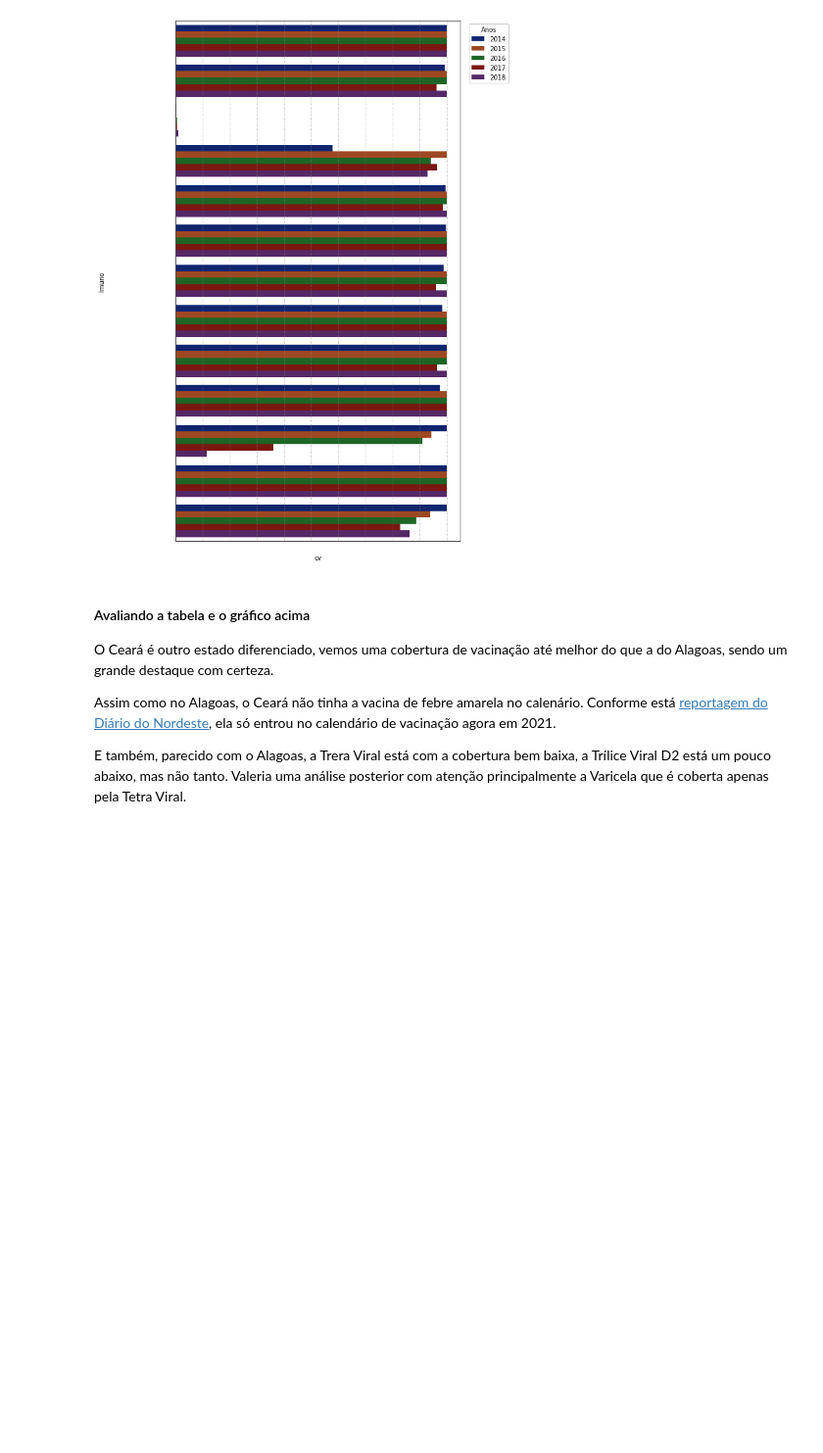
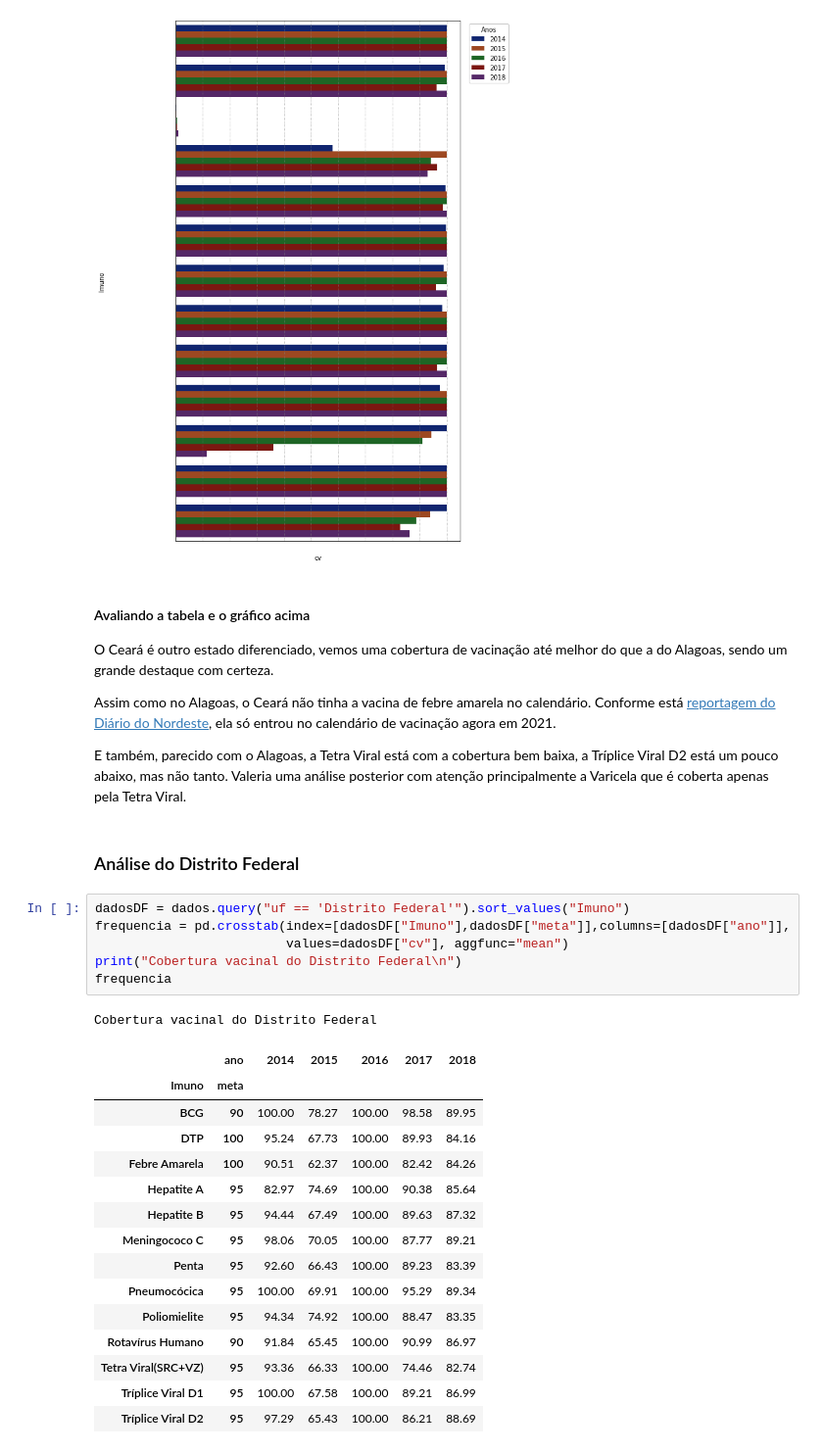
Before and after one commit to ViniciusCastillo/BootcampAlura_ProjetoModulo2, a Jupyter notebook: Notebooks/analise.ipynb, the cells around one changed output. Shown at 98% size. Cells and saved outputs as stored; diff of their text form; blank space fills up the shorter version.

```diff
--- a/Notebooks/analise.ipynb
+++ b/Notebooks/analise.ipynb
@@ -185,6 +184,31 @@ plotar(dadosCeara)
 #### Avaliando a tabela e o gráfico acima
 O Ceará é outro estado diferenciado, vemos uma cobertura de vacinação até melhor do que a do Alagoas, sendo um grande destaque com certeza.
 
-Assim como no Alagoas, o Ceará não tinha a vacina de febre amarela no calenário. Conforme está [reportagem do Diário do Nordeste]("https://diariodonordeste.verdesmares.com.br/metro/vacina-contra-febre-amarela-entra-no-calendario-de-rotina-para-toda-a-populacao-do-ceara-em-setembro-1.3128460"), ela só entrou no calendário de vacinação agora em 2021.
+Assim como no Alagoas, o Ceará não tinha a vacina de febre amarela no calendário. Conforme está [reportagem do Diário do Nordeste]("https://diariodonordeste.verdesmares.com.br/metro/vacina-contra-febre-amarela-entra-no-calendario-de-rotina-para-toda-a-populacao-do-ceara-em-setembro-1.3128460"), ela só entrou no calendário de vacinação agora em 2021.
 
-E também, parecido com o Alagoas, a Trera Viral está com a cobertura bem baixa, a Trílice Viral D2 está um pouco abaixo, mas não tanto. Valeria uma análise posterior com atenção principalmente a Varicela que é coberta apenas pela Tetra Viral.
+E também, parecido com o Alagoas, a Tetra Viral está com a cobertura bem baixa, a Tríplice Viral D2 está um pouco abaixo, mas não tanto. Valeria uma análise posterior com atenção principalmente a Varicela que é coberta apenas pela Tetra Viral.
+# %% [markdown]
+### Análise do Distrito Federal
+# %%
+dadosDF = dados.query("uf == 'Distrito Federal'").sort_values("Imuno")
+frequencia = pd.crosstab(index=[dadosDF["Imuno"],dadosDF["meta"]],columns=[dadosDF["ano"]],
+                         values=dadosDF["cv"], aggfunc="mean")
+print("Cobertura vacinal do Distrito Federal\n")
+frequencia
+# %% [output]
+Cobertura vacinal do Distrito Federal
+|  | ano | 2014 | 2015 | 2016 | 2017 | 2018 |
+| Imuno | meta |  |  |  |  |  |
+| BCG | 90 | 100.00 | 78.27 | 100.00 | 98.58 | 89.95 |
+| DTP | 100 | 95.24 | 67.73 | 100.00 | 89.93 | 84.16 |
+| Febre Amarela | 100 | 90.51 | 62.37 | 100.00 | 82.42 | 84.26 |
+| Hepatite A | 95 | 82.97 | 74.69 | 100.00 | 90.38 | 85.64 |
+| Hepatite B | 95 | 94.44 | 67.49 | 100.00 | 89.63 | 87.32 |
+| Meningococo C | 95 | 98.06 | 70.05 | 100.00 | 87.77 | 89.21 |
+| Penta | 95 | 92.60 | 66.43 | 100.00 | 89.23 | 83.39 |
+| Pneumocócica | 95 | 100.00 | 69.91 | 100.00 | 95.29 | 89.34 |
+| Poliomielite | 95 | 94.34 | 74.92 | 100.00 | 88.47 | 83.35 |
+| Rotavírus Humano | 90 | 91.84 | 65.45 | 100.00 | 90.99 | 86.97 |
+| Tetra Viral(SRC+VZ) | 95 | 93.36 | 66.33 | 100.00 | 74.46 | 82.74 |
+| Tríplice Viral D1 | 95 | 100.00 | 67.58 | 100.00 | 89.21 | 86.99 |
+| Tríplice Viral D2 | 95 | 97.29 | 65.43 | 100.00 | 86.21 | 88.69 |
```
Also changed, not shown: parts of 18 cells of this notebook.
